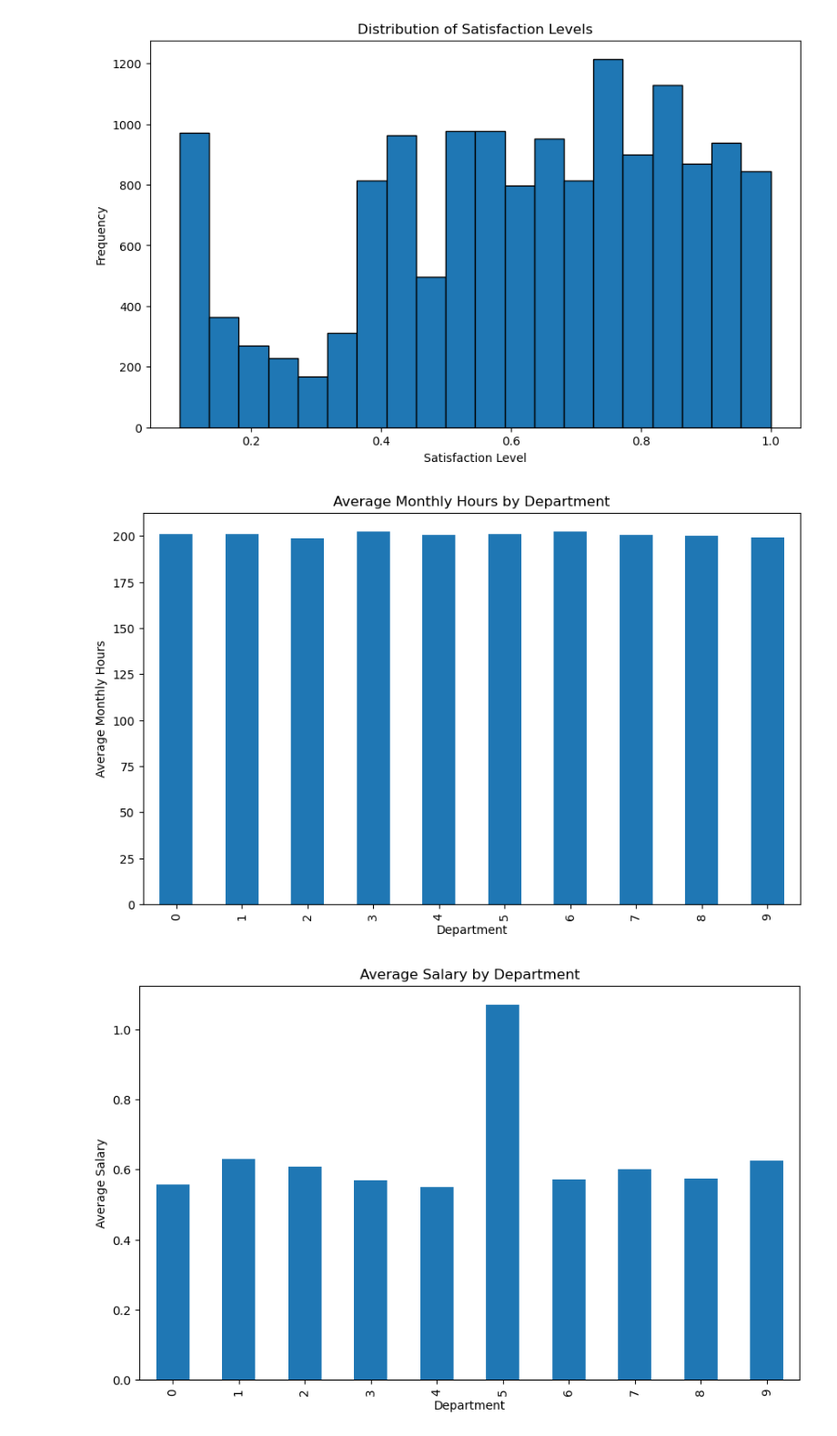
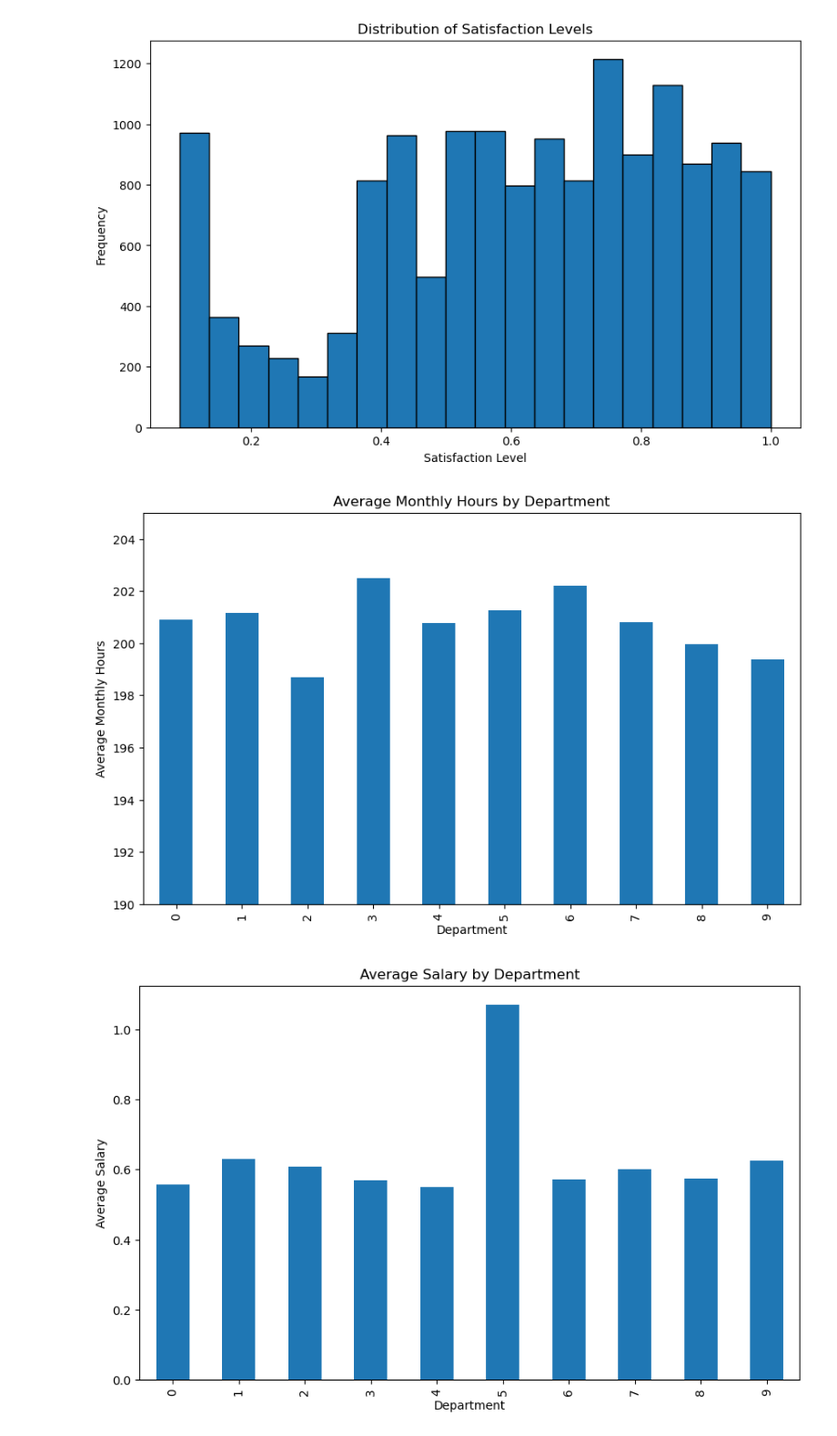
Before and after one commit to zacharyartman/aai501-group2, a Jupyter notebook: main.ipynb, the cells around one changed output. Shown at 91% size. Cells and saved outputs as stored; diff of their text form; code cells hidden in the pictures.

Commit message:
added additional graph for slideshow

```diff
--- a/main.ipynb
+++ b/main.ipynb
@@ -88,12 +88,13 @@ plt.show()
 # %%
 plt.figure(figsize=(10, 6))
 df.groupby('Department')['average_monthly_hours'].mean().plot(kind='bar')
 plt.xlabel('Department')
+plt.ylim(190, 205)
 plt.ylabel('Average Monthly Hours')
 plt.title('Average Monthly Hours by Department')
 plt.show()
 # %% [output]
-[figure, old version]
+[figure, new version]
 # %%
 plt.figure(figsize=(10, 6))
 df.groupby('Department')['salary'].mean().plot(kind='bar')
```
Also changed, not shown: parts of 3 cells of this notebook.
